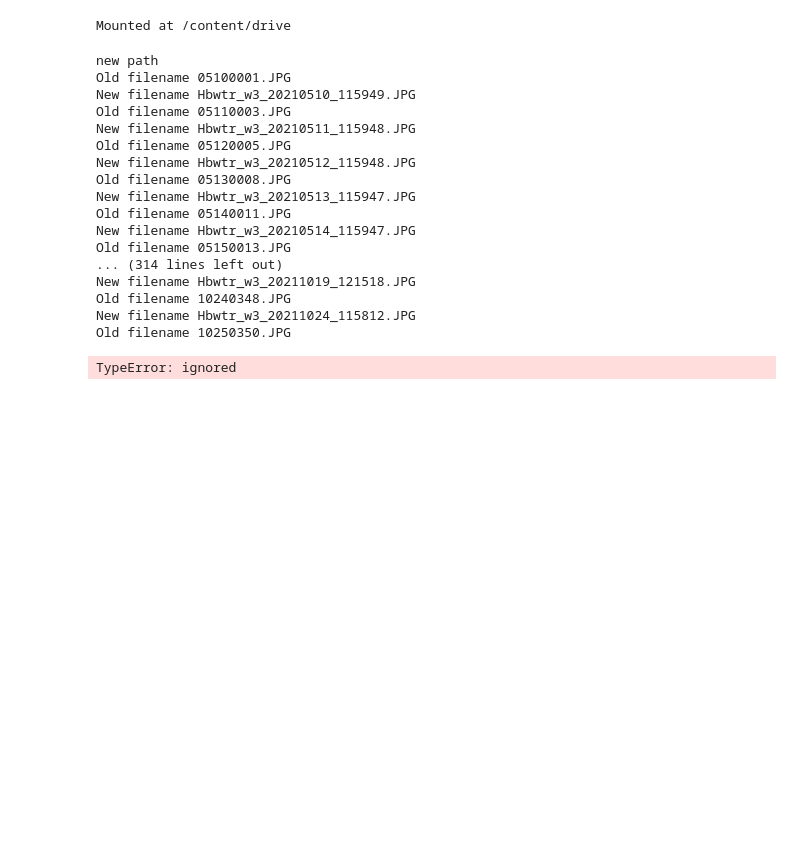
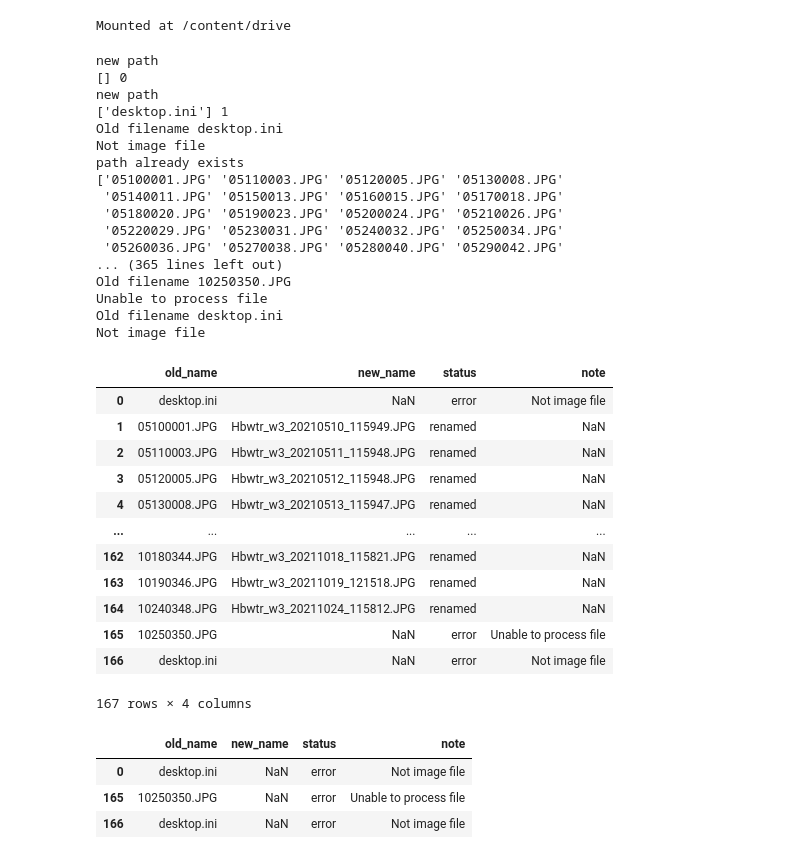
Before and after one commit to bini-a/hbwater_cameratrap_pheno, a Jupyter notebook: rename_script.ipynb, the cells around one changed output. Drawn from its saved outputs; the diff is of its cells as text; code cells hidden in the pictures; blank space fills up the shorter version.

Commit message:
add try-except, make notes and status columns

```diff
--- a/rename_script.ipynb
+++ b/rename_script.ipynb
@@ -38,9 +39,7 @@ drive.mount('/content/drive', force_remount=True)
 Mounted at /content/drive
 # %%
 # create a file list data frame to keep the old-name -> new-name conversions and status
-file_list = pd.DataFrame()
-old_file_name = []
-new_file_name = []
+file_names_list = []
 # %%
 # unzip folder if in zip mode
 def unzip_src(folder):
@@ -127,5 +206,5 @@ def rename_images(picFolder, fdr_name, fdr_dst):
 # %%
-# main
+# MAIN
 
 from glob import glob
 
@@ -134,11 +213,12 @@ folder_list = glob("/content/drive/MyDrive/2_Camera Trap photos/COPY of data for
 # collect all folder path from on deck folder
 folder_list.extend(glob("/content/drive/MyDrive/2_Camera Trap photos/COPY of data for script/On_Deck/*/", recursive = True))
 
+# extract folder_name
 folder_list = [f[:-1] for f in folder_list]
 
-# for each folder rename and add them to a new destination -dst
+# for each folder rename and add them to the new destination - dst
 for folder in folder_list:
-  dst = "/content/drive/MyDrive/trial_folder"
+  dst = "/content/drive/MyDrive/2_Camera Trap photos/COPY of data for script/Testing destination"
   save_as_zip = False
 
   #will unzip if necessary
@@ -156,20 +236,19 @@ for folder in folder_list:
   rename_images(folder, fdr_name, fdr_dst)
 # %% [output]
 new path
-Old filename 05100001.JPG
-New filename Hbwtr_w3_20210510_115949.JPG
-Old filename 05110003.JPG
-New filename Hbwtr_w3_20210511_115948.JPG
-Old filename 05120005.JPG
-New filename Hbwtr_w3_20210512_115948.JPG
-Old filename 05130008.JPG
-New filename Hbwtr_w3_20210513_115947.JPG
-Old filename 05140011.JPG
-New filename Hbwtr_w3_20210514_115947.JPG
-Old filename 05150013.JPG
-... (314 lines left out)
-New filename Hbwtr_w3_20211019_121518.JPG
-Old filename 10240348.JPG
-New filename Hbwtr_w3_20211024_115812.JPG
+[] 0
+new path
+['desktop.ini'] 1
+Old filename desktop.ini
+Not image file
+path already exists
+['05100001.JPG' '05110003.JPG' '05120005.JPG' '05130008.JPG'
+ '05140011.JPG' '05150013.JPG' '05160015.JPG' '05170018.JPG'
+ '05180020.JPG' '05190023.JPG' '05200024.JPG' '05210026.JPG'
+ '05220029.JPG' '05230031.JPG' '05240032.JPG' '05250034.JPG'
+ '05260036.JPG' '05270038.JPG' '05280040.JPG' '05290042.JPG'
+... (365 lines left out)
 Old filename 10250350.JPG
+Unable to process file
+Old filename desktop.ini
+Not image file
-TypeError: ignored
@@ -181,0 +255,26 @@ file_list
+# %%
+# file_list data frame
+file_df = pd.DataFrame(file_names_list, columns = ["old_name", "new_name", "status", "note"])
+file_df
+# %% [output]
+|  | old_name | new_name | status | note |
+| 0 | desktop.ini | NaN | error | Not image file |
+| 1 | 05100001.JPG | Hbwtr_w3_20210510_115949.JPG | renamed | NaN |
+| 2 | 05110003.JPG | Hbwtr_w3_20210511_115948.JPG | renamed | NaN |
+| 3 | 05120005.JPG | Hbwtr_w3_20210512_115948.JPG | renamed | NaN |
+| 4 | 05130008.JPG | Hbwtr_w3_20210513_115947.JPG | renamed | NaN |
+| ... | ... | ... | ... | ... |
+| 162 | 10180344.JPG | Hbwtr_w3_20211018_115821.JPG | renamed | NaN |
+| 163 | 10190346.JPG | Hbwtr_w3_20211019_121518.JPG | renamed | NaN |
+| 164 | 10240348.JPG | Hbwtr_w3_20211024_115812.JPG | renamed | NaN |
+| 165 | 10250350.JPG | NaN | error | Unable to process file |
+| 166 | desktop.ini | NaN | error | Not image file |
+167 rows × 4 columns
+# %%
+# files with error status
+file_df[file_df.status=="error"]
+# %% [output]
+|  | old_name | new_name | status | note |
+| 0 | desktop.ini | NaN | error | Not image file |
+| 165 | 10250350.JPG | NaN | error | Unable to process file |
+| 166 | desktop.ini | NaN | error | Not image file |
```
Also changed, not shown: parts of 6 cells of this notebook.
